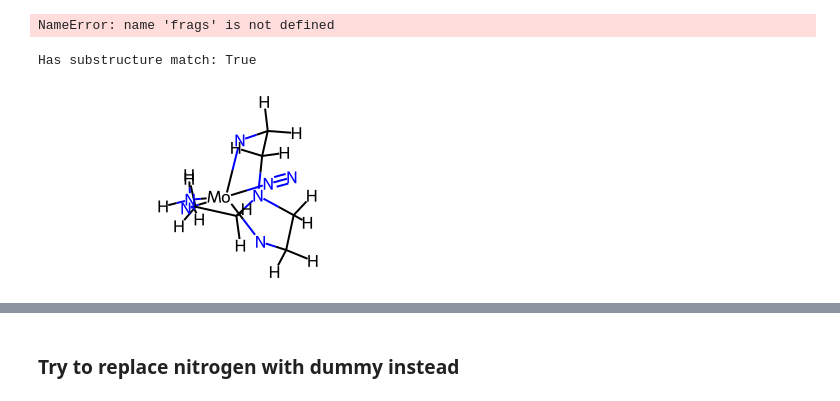
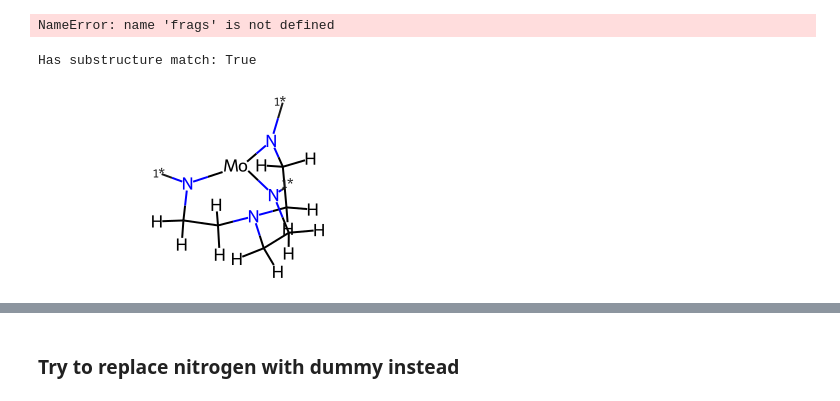
Before and after one commit to Strandgaard96/GB_GA, a Jupyter notebook: notebooks/RDKIT.ipynb, the cells around one changed output, grey strips where cells are left out. Saved outputs shown, nothing was run; the diff lists cells and outputs as text; code cells hidden in the pictures.

```diff
--- a/notebooks/RDKIT.ipynb
+++ b/notebooks/RDKIT.ipynb
@@ -72,8 +72,8 @@ NameError: name 'frags' is not defined
 # %%
 # Load intermediate
 mol = Chem.MolFromMolFile(
-    "/home/magstr/Documents/nitrogenase/schrock/diagrams_schrock/dft/cycle_restart/Mo_N2_NH3/ams.results/traj.mol", sanitize = False, removeHs=True)
-
+    "/home/magstr/Documents/nitrogenase/schrock/diagrams_schrock/dft/cycle_restart/Mo/ams.results/traj.mol", sanitize = False, removeHs=True)
+mol.UpdatePropertyCache()
 #mol.GetAtomWithIdx(11).SetFormalCharge(1)
 
 # Initialize substructure string
@@ -83,33 +83,33 @@ mol = Chem.MolFromMolFile(
 # Smart for a nitrogen bound to aromatic carbon.
 smart = '[c][N]'
 
 # Initialize pattern
 patt = Chem.MolFromSmarts(smart)
 
 # Substructure match
 print(f'Has substructure match: {mol.HasSubstructMatch(patt)}')
 indices = mol.GetSubstructMatches(patt)
 
 # Visualize
 #im = Chem.Draw.MolToImage(mol, size=(800, 800))
 #im.show()
 bonds=[]
 # Cut the bonds between the nitrogen and the carbon.
 for tuple in indices:
     # Get bond number
     bonds.append(mol.GetBondBetweenAtoms(tuple[0], tuple[1]).GetIdx())
 
 # Cut
-frag = Chem.FragmentOnBonds(mol, bonds,addDummies=False)
+frag = Chem.FragmentOnBonds(mol, bonds,addDummies=True, dummyLabels=[(1, 1), (1,1), (1,1)])
 
 #Draw cut
 #Chem.Draw.MolToImage(frag, size=(800, 800))
 
 # Split mol object into individual fragments. sanitizeFrags needs to be false, otherwise not work.
-frags = Chem.GetMolFrags(frag, asMols=True, sanitizeFrags=False)
+frags = Chem.GetMolFrags(frag, asMols=True, sanitizeFrags=True)
 
 #final = Chem.RemoveHs(frags[1])
 Chem.Draw.MolToImage(frags[1], size=(400, 200))
 # %% [output]
 Has substructure match: True
-[figure, old version]
+[figure, new version]
```
Also changed, not shown: parts of 4 cells of this notebook, 7 other files.
